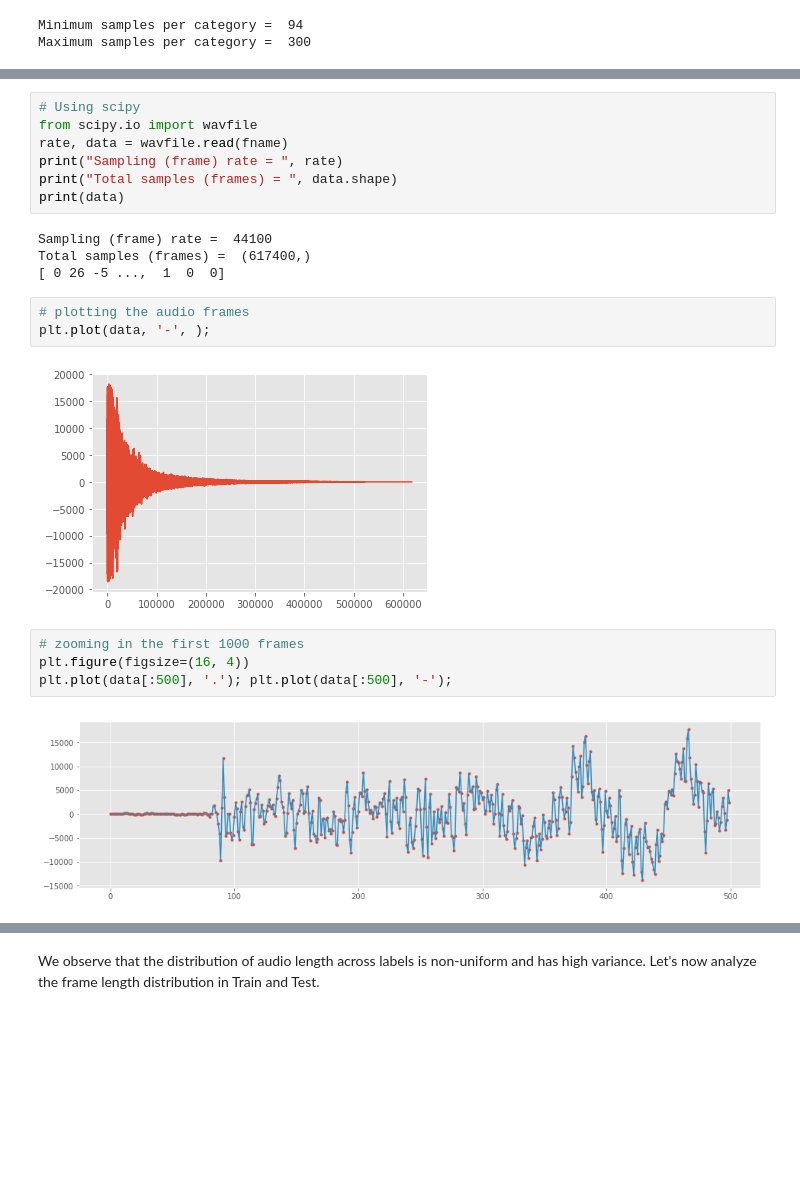
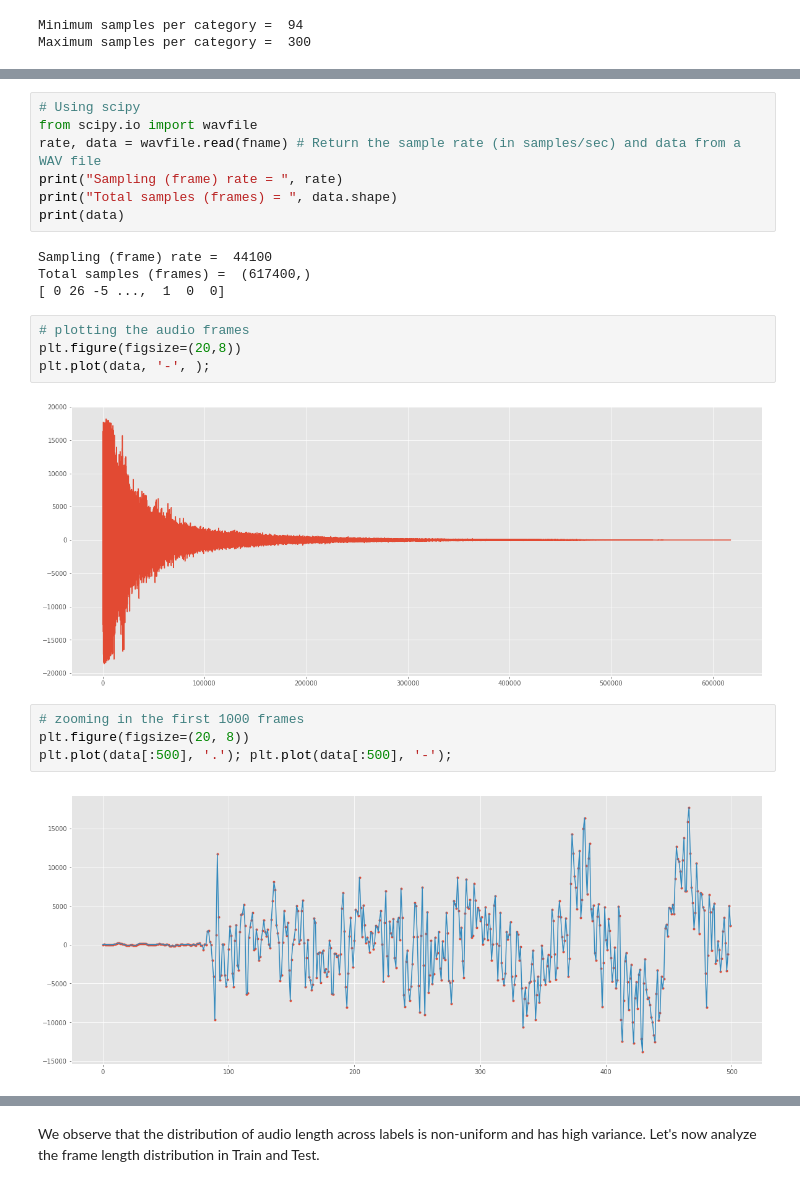
Before and after one commit to madhujagosavi/FinalProject, a Jupyter notebook: sklearn_ml.ipynb, the cells around one changed output, grey strips where cells are left out. Saved outputs shown, nothing was run; the diff lists cells and outputs as text; blank space fills up the shorter version.

```diff
--- a/sklearn_ml.ipynb
+++ b/sklearn_ml.ipynb
@@ -88,7 +134,7 @@ Duration =  14.0
 # %%
 # Using scipy
 from scipy.io import wavfile
-rate, data = wavfile.read(fname)
+rate, data = wavfile.read(fname) # Return the sample rate (in samples/sec) and data from a WAV file
 print("Sampling (frame) rate = ", rate)
 print("Total samples (frames) = ", data.shape)
 print(data)
@@ -98,13 +144,14 @@ Total samples (frames) =  (617400,)
 [ 0 26 -5 ...,  1  0  0]
 # %%
 # plotting the audio frames
+plt.figure(figsize=(20,8))
 plt.plot(data, '-', );
 # %% [output]
-[figure, old version]
+[figure, new version]
 # %%
 # zooming in the first 1000 frames
-plt.figure(figsize=(16, 4))
+plt.figure(figsize=(20, 8))
 plt.plot(data[:500], '.'); plt.plot(data[:500], '-');
 # %% [output]
-[figure, old version]
+[figure, new version]
 # %%
```
Also changed, not shown: parts of 67 cells of this notebook.
